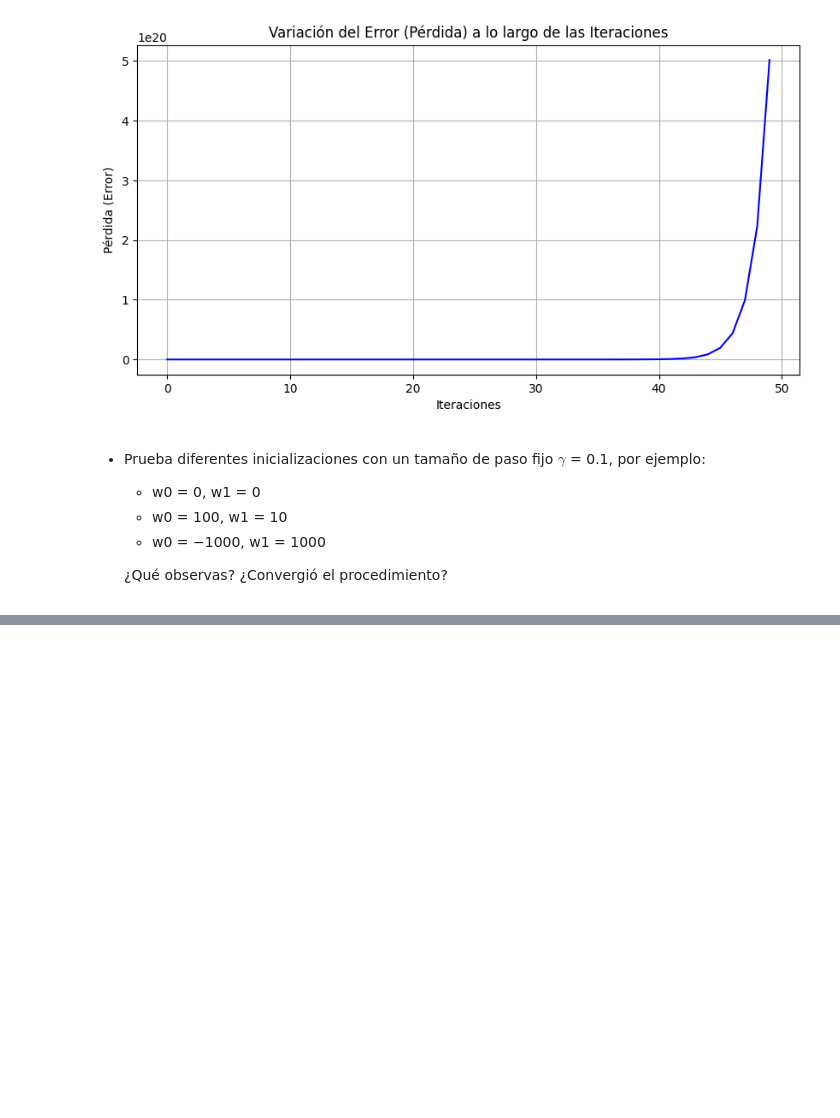
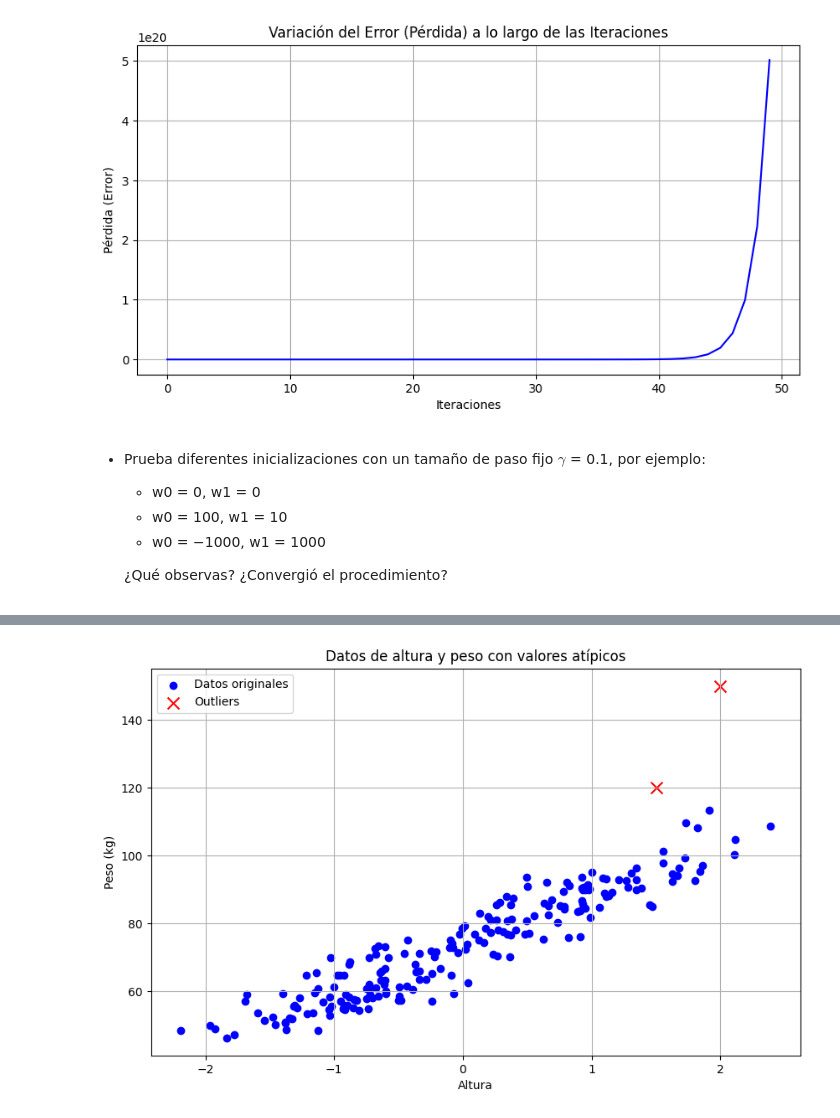
Before and after one commit to J0tta13/machine, a Jupyter notebook: miniproyecto1/RegresionyOptimizacion - students.ipynb, the cells around one changed output, grey strips where cells are left out. Saved outputs shown, nothing was run; the diff lists cells and outputs as text; code cells hidden in the pictures; blank space fills up the shorter version.

```diff
--- a/miniproyecto1/RegresionyOptimizacion - students.ipynb
+++ b/miniproyecto1/RegresionyOptimizacion - students.ipynb
@@ -751,0 +763,28 @@ ValueError: x and y must be the same size
+# %%
+# Paso 1: Cargar y estandarizar los datos
+height, weight, gender = load_data(sub_sample=True)
+X, mu_X, sigma_X = standarizer(height)
+
+# Paso 2: Construir los datos de entrada y salida
+y2, X_2 = build_model_data(X, weight)
+
+# Paso 3: Agregar dos valores atípicos
+X_2 = np.append(X_2, [[1, 1.5], [1, 2.0]], axis=0)  # Nuevas muestras con valores extremos en altura estandarizada
+y2 = np.append(y2, [120, 150])                      # Nuevas muestras con valores extremos en peso
+
+# Separar los outliers de los datos originales
+outlier_X = X_2[-2:, 1]
+outlier_y = y2[-2:]
+
+# Graficar los datos
+plt.figure(figsize=(10, 6))
+plt.scatter(X_2[:-2, 1], y2[:-2], color='blue', label='Datos originales')
+plt.scatter(outlier_X, outlier_y, color='red', marker='x', s=100, label='Outliers')
+plt.xlabel("Altura")
+plt.ylabel("Peso (kg)")
+plt.title("Datos de altura y peso con valores atípicos")
+plt.legend()
+plt.grid()
+plt.show()
+# %% [output]
+[figure, added]
```
Also changed, not shown: parts of 30 cells of this notebook.
